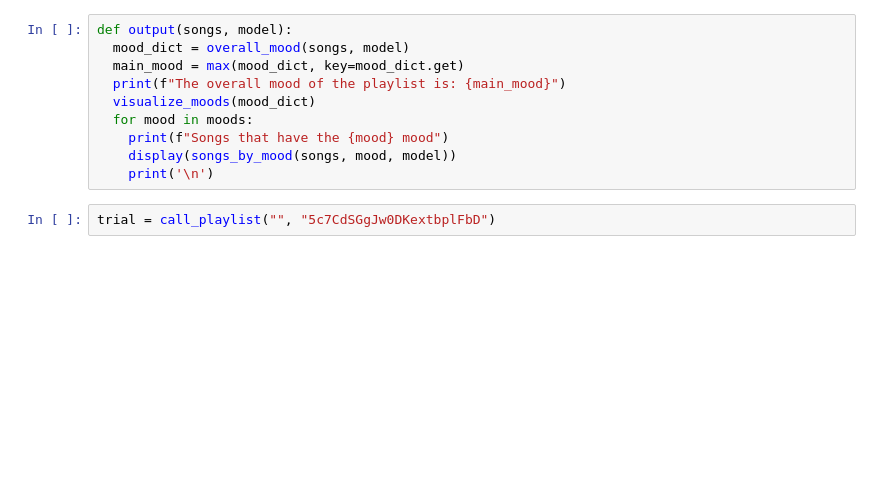
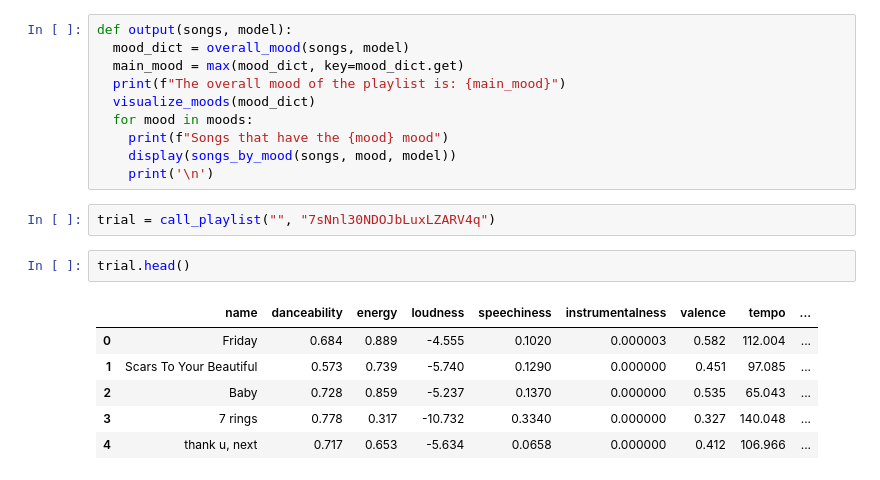
Before and after one commit to PranavSetlur/Mood-Mapper, a Jupyter notebook: Spotify_Playlist_Mood_Mapper.ipynb, the cells around one changed output. Saved outputs shown, nothing was run; the diff lists cells and outputs as text; blank space fills up the shorter version.

```diff
--- a/Spotify_Playlist_Mood_Mapper.ipynb
+++ b/Spotify_Playlist_Mood_Mapper.ipynb
@@ -478,4 +483,13 @@ def output(songs, model):
     display(songs_by_mood(songs, mood, model))
     print('\n')
 # %%
-trial = call_playlist("", "5c7CdSGgJw0DKextbplFbD")
+trial = call_playlist("", "7sNnl30NDOJbLuxLZARV4q")
+# %%
+trial.head()
+# %% [output]
+|  | name | danceability | energy | loudness | speechiness | instrumentalness | valence | tempo | ... |
+| 0 | Friday | 0.684 | 0.889 | -4.555 | 0.1020 | 0.000003 | 0.582 | 112.004 | ... |
+| 1 | Scars To Your Beautiful | 0.573 | 0.739 | -5.740 | 0.1290 | 0.000000 | 0.451 | 97.085 | ... |
+| 2 | Baby | 0.728 | 0.859 | -5.237 | 0.1370 | 0.000000 | 0.535 | 65.043 | ... |
+| 3 | 7 rings | 0.778 | 0.317 | -10.732 | 0.3340 | 0.000000 | 0.327 | 140.048 | ... |
+| 4 | thank u, next | 0.717 | 0.653 | -5.634 | 0.0658 | 0.000000 | 0.412 | 106.966 | ... |
```
Also changed, not shown: parts of 9 cells of this notebook.
